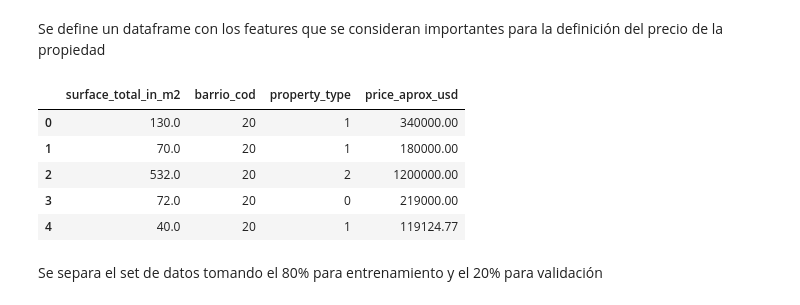
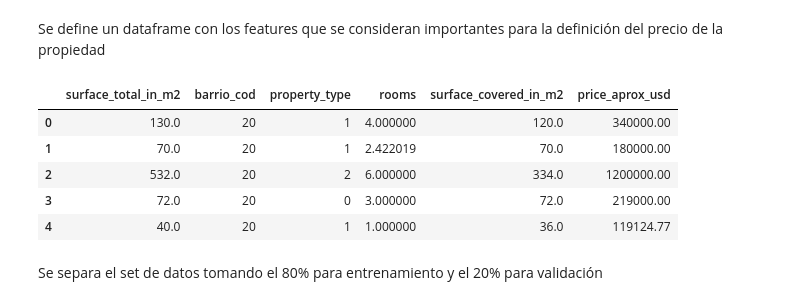
Before and after one commit to mnuclle/DiploDatos, a Jupyter notebook: 00 - Mentorias/3. Mentoria IntroAA/Introduccion_al_aprendizaje_automatico.ipynb, the cells around one changed output. Saved outputs shown, nothing was run; the diff lists cells and outputs as text; code cells hidden in the pictures.

```diff
--- a/00 - Mentorias/3. Mentoria IntroAA/Introduccion_al_aprendizaje_automatico.ipynb
+++ b/00 - Mentorias/3. Mentoria IntroAA/Introduccion_al_aprendizaje_automatico.ipynb
@@ -86,15 +88,15 @@ La primer tarea consiste en dividir el conjunto de datos cargados en el apartado
 # %% [markdown]
 Se define un dataframe con los features que se consideran importantes para la definición del precio de la propiedad
 # %%
-df_prop_gt = df_prop[['surface_total_in_m2','barrio_cod','property_type','price_aprox_usd']]
+df_prop_gt = df_prop[['surface_total_in_m2','barrio_cod','property_type','rooms','surface_covered_in_m2','price_aprox_usd']]
 df_prop_gt.head()
 # %% [output]
-|  | surface_total_in_m2 | barrio_cod | property_type | price_aprox_usd |
-| 0 | 130.0 | 20 | 1 | 340000.00 |
-| 1 | 70.0 | 20 | 1 | 180000.00 |
-| 2 | 532.0 | 20 | 2 | 1200000.00 |
-| 3 | 72.0 | 20 | 0 | 219000.00 |
-| 4 | 40.0 | 20 | 1 | 119124.77 |
+|  | surface_total_in_m2 | barrio_cod | property_type | rooms | surface_covered_in_m2 | price_aprox_usd |
+| 0 | 130.0 | 20 | 1 | 4.000000 | 120.0 | 340000.00 |
+| 1 | 70.0 | 20 | 1 | 2.422019 | 70.0 | 180000.00 |
+| 2 | 532.0 | 20 | 2 | 6.000000 | 334.0 | 1200000.00 |
+| 3 | 72.0 | 20 | 0 | 3.000000 | 72.0 | 219000.00 |
+| 4 | 40.0 | 20 | 1 | 1.000000 | 36.0 | 119124.77 |
 # %% [markdown]
 Se separa el set de datos tomando el 80% para entrenamiento y el 20% para validación
 # %%
```
Also changed, not shown: parts of 21 cells of this notebook.
